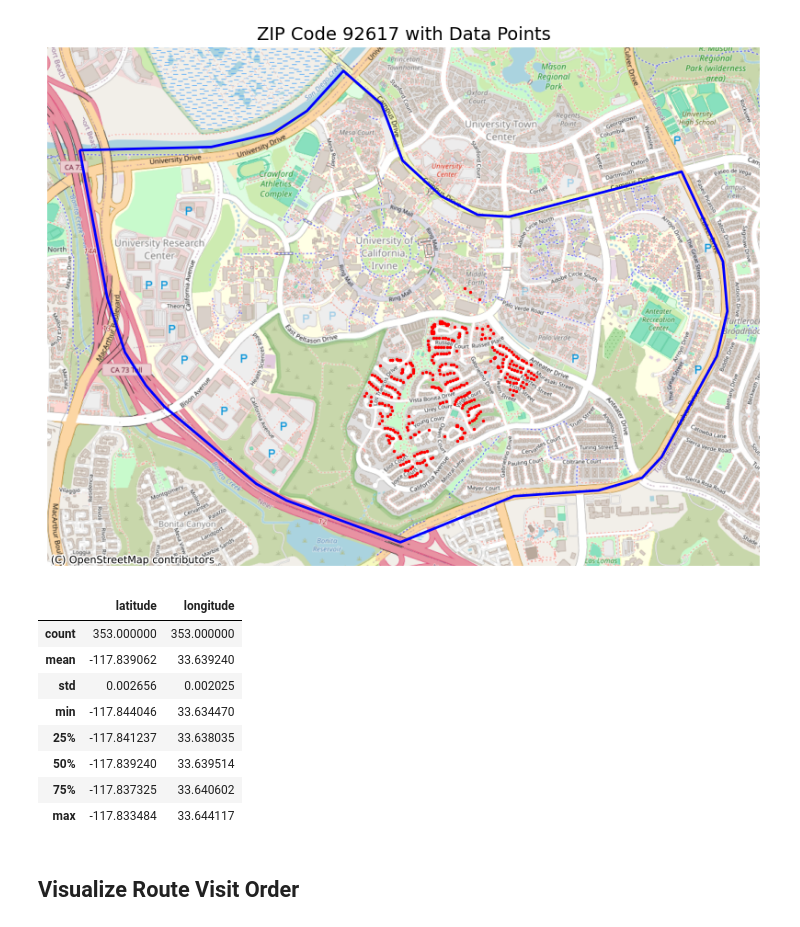
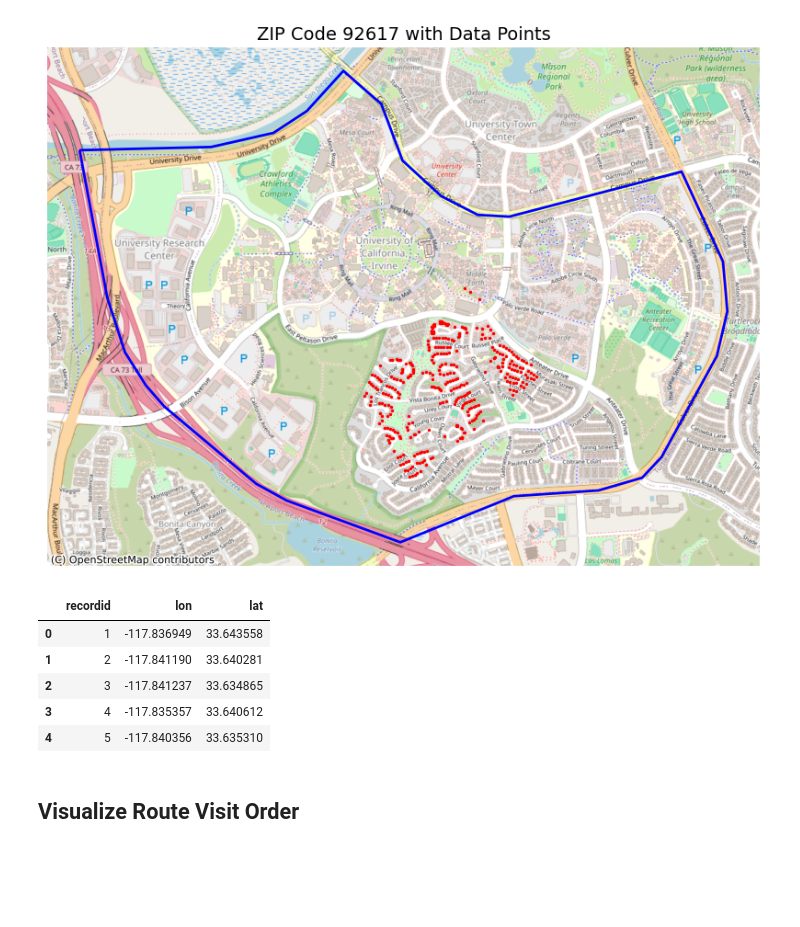
Before and after one commit to franzclarin/datathon2025, a Jupyter notebook: data_visualization.ipynb, the cells around one changed output. Saved outputs shown, nothing was run; the diff lists cells and outputs as text; code cells hidden in the pictures; blank space fills up the shorter version.

Commit message:
Local implementation of data visualization

```diff
--- a/data_visualization.ipynb
+++ b/data_visualization.ipynb
@@ -1,4 +0,0 @@
-# %%
-import pandas as pd
-import numpy as np
-pd.set_option('display.max_columns', None)
@@ -16,7 +1,7 @@ data.head(5)
 # %%
 import pandas as pd
 
-geocode_full = pd.read_csv('/content/geocode_full.csv')
+geocode_full = pd.read_csv('geocode_full.csv')
 geocode_full.head()
 # %% [output]
 |  | RecordID | Address | City | State | Zip | Country | Latitude | Longitude |
@@ -25,3 +10,9 @@ geocode_full.head()
 | 2 | 3 | 16 Joyce Ct | Irvine | CA | 92617 | United States | -117.841237 | 33.634865 |
 | 3 | 4 | 11 Murasaki St | Irvine | CA | 92617 | United States | -117.835357 | 33.640612 |
 | 4 | 5 | 10 Whistler Ct | Irvine | CA | 92617 | United States | -117.840356 | 33.635310 |
+# %%
+# Swap Latitude and Longitude Columns
+geocode_full.rename(columns={'Latitude': 'Longitude_temp', 'Longitude': 'Latitude'}, inplace=True)
+geocode_full.rename(columns={'Longitude_temp': 'Longitude'}, inplace=True)
+
+geocode_full.head()
@@ -36,32 +87,25 @@ import matplotlib.pyplot as plt
 import contextily as ctx
 from shapely.geometry import Point
 
-# Load shapefile and set CRS
-gdf = gpd.read_file("/content/cb_2018_us_zcta510_500k.shp")
-gdf.set_crs(epsg=4269, inplace=True)  # NAD83
+# Read zipcode=92617
+gdf_92617 = gpd.read_file("uci_zip_boundary.geojson")
 
-# Filter for ZIP 92617
-gdf_92617 = gdf[gdf['ZCTA5CE10'] == '92617']
-
-# Reproject boundary to Web Mercator
-gdf_92617 = gdf_92617.to_crs(epsg=3857)
-
-# ---- STEP 1: Your latitude/longitude data ----
-# Example DataFrame (replace with your actual data)
 df_points = pd.DataFrame({
     'recordid':  geocode_full['RecordID'],
-    'lon':        geocode_full['Latitude'],   # these really are longitudes
-    'lat':        geocode_full['Longitude'],  # and these really are latitudes
+    'lon':        geocode_full['Longitude'],
+    'lat':        geocode_full['Latitude'],
 })
+
 geometry = [Point(lon, lat) for lon, lat in zip(df_points['lon'], df_points['lat'])]
 
-# ---- STEP 2: Convert to GeoDataFrame ----
+#print(geometry)
+# Convert to GeoDataFrame
 gdf_points = gpd.GeoDataFrame(df_points, geometry=geometry, crs='EPSG:4326')
 
-# ---- STEP 3: Reproject to EPSG:3857 ----
+# Reproject to EPSG:3857
 gdf_points = gdf_points.to_crs(epsg=3857)
 
-# ---- STEP 4: Plot everything ----
+# Create Plot
 fig, ax = plt.subplots(figsize=(10, 10))
 
 # Plot ZIP boundary
@@ -82,18 +126,15 @@ plt.show()
 [figure]
 # %%
 # Check the distribution of latitude, longitude points
-
-df_points[['latitude', 'longitude']].describe()
+df_points.head()
+#df_points[['latitude', 'longitude']].describe()
 # %% [output]
-|  | latitude | longitude |
-| count | 353.000000 | 353.000000 |
-| mean | -117.839062 | 33.639240 |
-| std | 0.002656 | 0.002025 |
-| min | -117.844046 | 33.634470 |
-| 25% | -117.841237 | 33.638035 |
-| 50% | -117.839240 | 33.639514 |
-| 75% | -117.837325 | 33.640602 |
-| max | -117.833484 | 33.644117 |
+|  | recordid | lon | lat |
+| 0 | 1 | -117.836949 | 33.643558 |
+| 1 | 2 | -117.841190 | 33.640281 |
+| 2 | 3 | -117.841237 | 33.634865 |
+| 3 | 4 | -117.835357 | 33.640612 |
+| 4 | 5 | -117.840356 | 33.635310 |
 # %%
 from shapely.geometry import LineString
 
```
Also changed, not shown: parts of 3 cells of this notebook.
